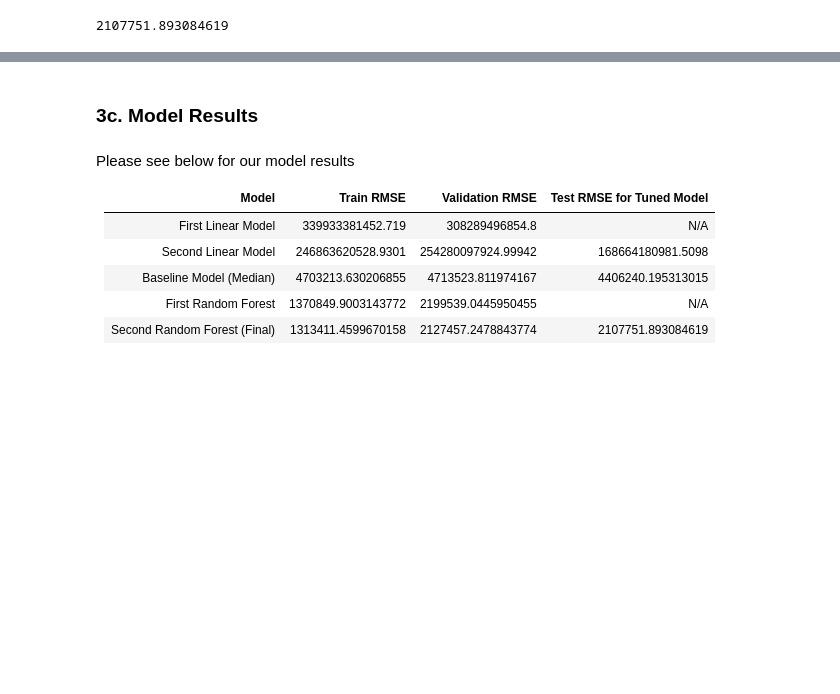
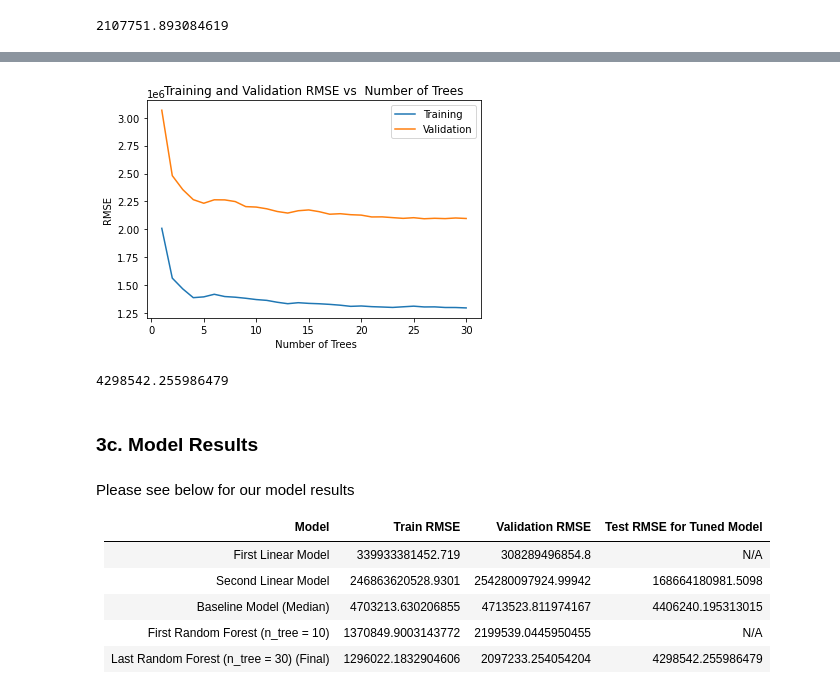
Before and after one commit to a-hothi/207_priya_jasmine_sally_anton_arsh, a Jupyter notebook: Notebooks/final_notebook.ipynb, the cells around one changed output, grey strips where cells are left out. Cells and saved outputs as stored; diff of their text form; code cells hidden in the pictures; blank space fills up the shorter version.

```diff
--- a/Notebooks/final_notebook.ipynb
+++ b/Notebooks/final_notebook.ipynb
@@ -1180,13 +1256,14 @@ mean_squared_error(np.exp(Y_test), np.exp(Y_predfinal))**(1/2)
 # %%
-# We can see from these trials that there are improvements as we increase the number of trees we selected from
-# Create a function that will test a range of trees
+#repeat the same process as above but for 20-30 trees
 
 # Define a list of values for n_tree
-n_tree_values = list(range(10, 31))
+n_tree_values = list(range(20, 31))
 
 # Create empty lists to store the RMSE for training and validation sets
 train_rmse = []
 val_rmse = []
+pred_train = []
+pred_val = []
 
 # Iterate over the values of n_tree
 for n_tree in n_tree_values:
@@ -1198,12 +1275,14 @@ for n_tree in n_tree_values:
 
     # Calculate the mean squared error of the model on the training data
     y_train_pred = model.predict(X_train)
-    train_mse = mean_squared_error(Y_train, y_train_pred)
+    pred_train.append(y_train_pred)
+    train_mse = mean_squared_error(np.exp(Y_train), np.exp(y_train_pred))
     train_rmse.append(np.sqrt(train_mse))
 
     # Calculate the mean squared error of the model on the validation data
     y_val_pred = model.predict(X_val)
-    val_mse = mean_squared_error(Y_val, y_val_pred)
+    pred_val.append(y_val_pred)
+    val_mse = mean_squared_error(np.exp(Y_val), np.exp(y_val_pred))
     val_rmse.append(np.sqrt(val_mse))
 
     # Print the training and validation RMSE and the value of n_tree
@@ -1232,3 +1309,5 @@ Validation RMSE with 30 trees: 0.8107740117780033
 # %%
 #Display results as a dataframe
-train_rmse
+rf_df = pd.DataFrame({'N Trees': n_tree_values,
+    'Training RMSE': train_rmse,
+    'Validation RMSE': val_rmse})
@@ -1252,0 +1329,4 @@ train_rmse
+# %%
+#combien all rmse to one df
+final_rfdf = pd.concat([rf_df2, rf_df])
+final_rfdf
@@ -1253,3 +1351,24 @@ train_rmse
+# %%
+plt.plot(final_rfdf['N Trees'], final_rfdf['Training RMSE'], label='Training')
+plt.plot(final_rfdf['N Trees'], final_rfdf['Validation RMSE'], label='Validation')
+plt.title('Training and Validation RMSE vs  Number of Trees')
+plt.xlabel(' Number of Trees')
+plt.ylabel('RMSE')
+plt.legend()
+plt.show()
+# %% [output]
+[figure, added]
+# %%
+final_rf = RandomForestRegressor(n_estimators=30, random_state=42)
+final_rf.fit(X_train, Y_train)
+
+# Make predictions on test
+Y_pred_test = rf3.predict(X_test)
+# Evaluate the model
+final_test_rmse = mean_squared_error(np.exp(Y_test), np.exp(Y_pred_test))**(1/2)
+final_test_rmse
+# %% [output]
+4298542.255986479
 # %% [markdown]
 ### 3c. Model Results
 # %% [markdown]
@@ -1260,5 +1379,5 @@ Please see below for our model results
 | First Linear Model             |   339933381452.719         |  308289496854.8      | N/A      |
 | Second Linear Model             |  246863620528.9301      |    254280097924.99942      | 168664180981.5098      |
 | Baseline Model (Median)           | 4703213.630206855| 4713523.811974167    | 4406240.195313015    |
-| First Random Forest           |1370849.9003143772 | 2199539.0445950455  | N/A   |
-| Second Random Forest (Final)         |1313411.4599670158 | 2127457.2478843774 | 2107751.893084619|
+| First Random Forest (n_tree = 10)          |1370849.9003143772 | 2199539.0445950455  | N/A   |
+| Last Random Forest (n_tree = 30) (Final)         |1296022.1832904606 | 2097233.254054204 | 4298542.255986479|
```
Also changed, not shown: parts of 14 cells of this notebook.
